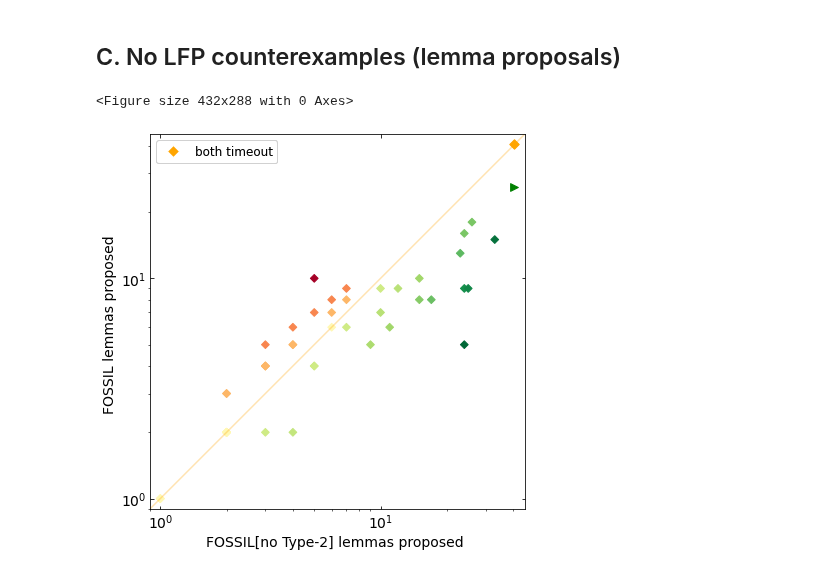
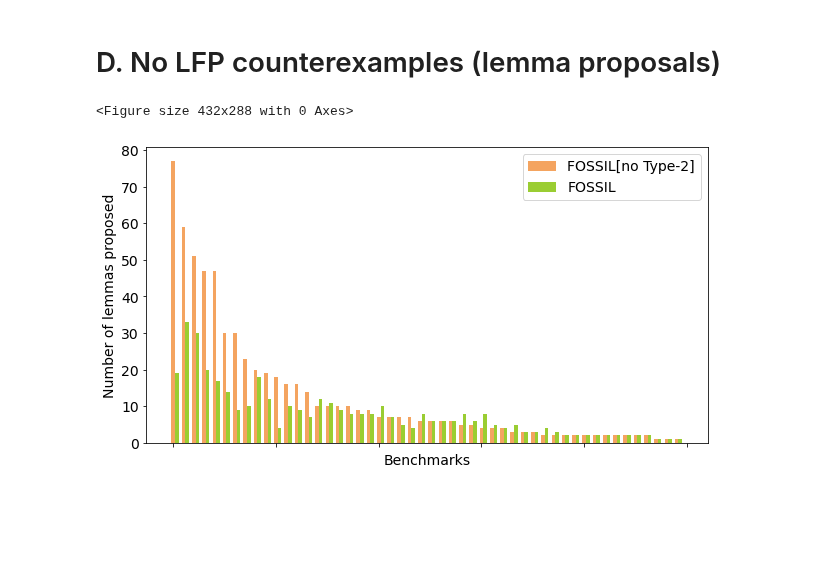
Before and after one commit to muraliadithya/FOSSIL, a Jupyter notebook: plotting/plotter.ipynb, the cells around one changed output. Saved outputs shown, nothing was run; the diff lists cells and outputs as text; code cells hidden in the pictures; blank space fills up the shorter version.

Commit message:
updated data for plots and tabling; improved organization and documentation of plotting functions

```diff
--- a/plotting/plotter.ipynb
+++ b/plotting/plotter.ipynb
@@ -35 +3,7 @@ cex_max = max(cex)
+# %%
+# Process baseline log
+main_results = 'minisy.log'
+names, results_cex = process_log(main_results)
+cex = [results_cex[name][0] for name in names]
+max_runtime = max(cex)
 # %% [markdown]
@@ -100,6 +32,7 @@ When FOSSIL was slower, it was on average 32.5% slower.
 # %%
-# Process comparison
-_, results_nocex = process_done('no-true-cex-new.txt', name_terminate=False)
+# Process comparison log
+_, results_nocex = process_log('no_type2.log')
 nocex = [results_nocex[name][0] for name in names]
+M = max(max_runtime, max(nocex))
 # %%
 # Plot
@@ -119,14 +72,17 @@ Of the 50 tests which took more than -1 seconds to run with true countermodels t
 # %% [markdown]
-## C. No LFP counterexamples (lemma proposals)
+# D. No LFP counterexamples (lemma proposals)
+# %%
+# Process lemma proposal counts
+cex_prop = [results_cex[name][1] for name in names]
+nocex_prop = [results_nocex[name][1] for name in names]
+M = max([max(nocex_prop), max(cex_prop)])
 # %%
-# Plot lemma proposals
-cex_prop = [results_cex[name][1] for name in names]
-nocex_prop = [results_nocex[name][1] for name in names]
-m = max([max(nocex_prop), max(cex_prop)])
-x_prop = adjust(nocex_prop, mx=m)
-y_prop = adjust(cex_prop, mx=m)
-pretty_plot(x_prop, y_prop, x_name='FOSSIL[no Type-2]', tm_val=m+1, mark='D', y_leg='upper left',
-            log=True, square=True, measurement='lemmas proposed', unit=None, bands=False)
+# Plot
+x_prop = adjust(nocex_prop, mx=M)
+y_prop = adjust(cex_prop, mx=M)
+#pretty_plot(x_prop, y_prop, x_name='FOSSIL[no Type-2]', tm_val=M+1, mark='D', y_leg='upper left',
+#            log=True, square=True, measurement='lemmas proposed', unit=None, bands=False)
+pretty_bar(x_prop, y_prop)
 # %% [output]
 <Figure size 432x288 with 0 Axes>
-[figure, old version]
+[figure, new version]
```
Also changed, not shown: parts of 18 cells of this notebook, 23 other files.
